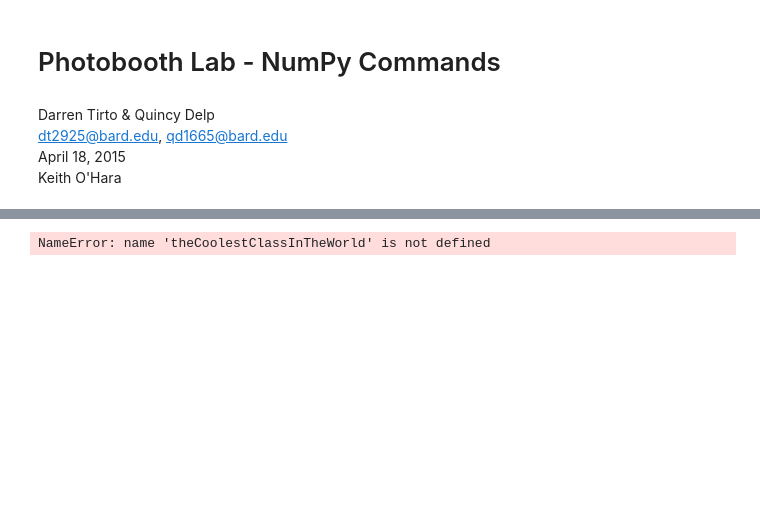
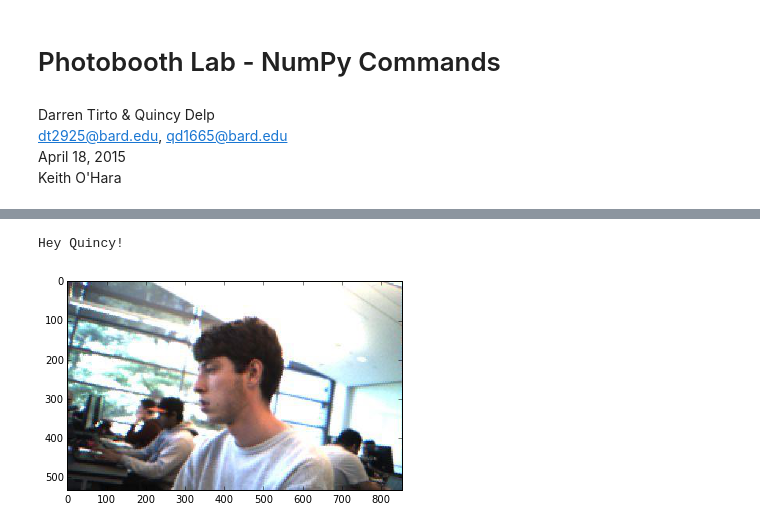
Before and after one commit to quincifer/IPython-Notebook, a Jupyter notebook: Notebooks/[jyro]Myro-Photobooth-Lab.ipynb, the cells around one changed output, grey strips where cells are left out. Cells and saved outputs as stored; diff of their text form; code cells hidden in the pictures; blank space fills up the shorter version.

```diff
--- a/Notebooks/[jyro]Myro-Photobooth-Lab.ipynb
+++ b/Notebooks/[jyro]Myro-Photobooth-Lab.ipynb
@@ -67,8 +79,9 @@ def photobooth(listOfImages):
     show(strip)
 # %%
 #flip(theCoolestClassInTheWorld[1])
-mirror(theCoolestClassInTheWorld[0])
-#resize(theCoolestClassInTheWorld[2], 2)
+#mirror(theCoolestClassInTheWorld[0])
+resize(theCoolestClassInTheWorld[2], 2)
 #photobooth(theCoolestClassInTheWorld)
 # %% [output]
-NameError: name 'theCoolestClassInTheWorld' is not defined
+Hey Quincy!
+[figure, added]
```
Also changed, not shown: parts of 7 cells of this notebook, 2 other files.
